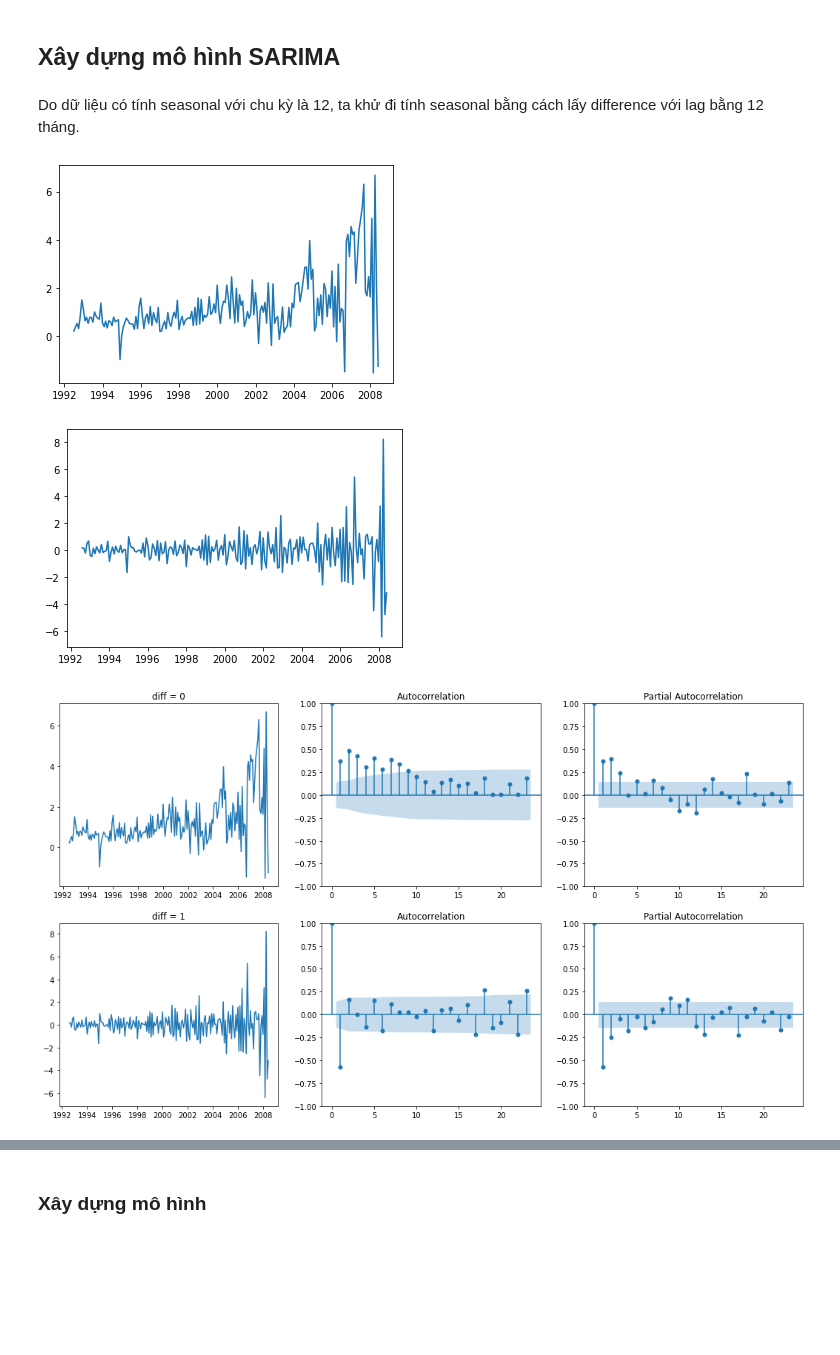
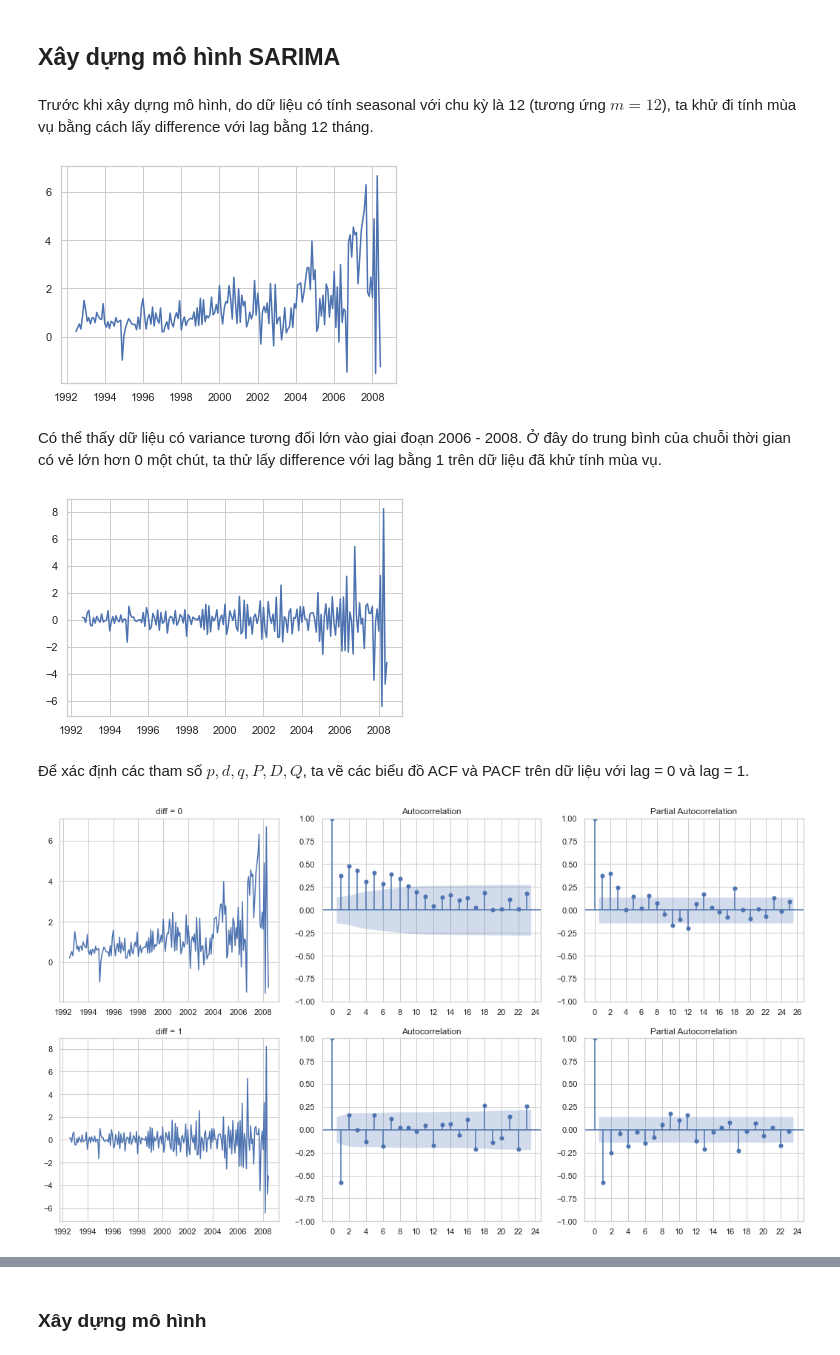
Before and after one commit to mdnam2410/hcmus-da, a Jupyter notebook: hw4/hw4.ipynb, the cells around one changed output, grey strips where cells are left out. Cells and saved outputs as stored; diff of their text form; code cells hidden in the pictures; blank space fills up the shorter version.

```diff
--- a/hw4/hw4.ipynb
+++ b/hw4/hw4.ipynb
@@ -11,6 +11,8 @@ from statsmodels.graphics.tsaplots import plot_acf, plot_pacf
 from statsmodels.tsa.arima.model import ARIMA
 from statsmodels.tsa.statespace.sarimax import SARIMAX
 from statsmodels.tsa.seasonal import seasonal_decompose
+
+sns.set_theme(style='whitegrid')
 # %% [markdown]
 # Nạp dữ liệu
 # %%
@@ -39,39 +45,51 @@ plt.show()
 # %% [markdown]
 ## Xây dựng mô hình SARIMA
 # %% [markdown]
-Do dữ liệu có tính seasonal với chu kỳ là 12, ta khử đi tính seasonal bằng cách lấy difference với lag bằng 12 tháng.
+Trước khi xây dựng mô hình, do dữ liệu có tính seasonal với chu kỳ là 12 (tương ứng $m = 12$), ta khử đi tính mùa vụ bằng cách lấy difference với lag bằng 12 tháng.
 # %%
 df['seasonal_removed'] = df['value'].diff(12)
 # %%
 plt.plot(df['seasonal_removed'])
 plt.show()
 # %% [output]
-[figure, old version]
+[figure, new version]
+# %% [markdown]
+Có thể thấy dữ liệu có variance tương đối lớn vào giai đoạn 2006 - 2008. Ở đây do trung bình của chuỗi thời gian có vẻ lớn hơn 0 một chút, ta thử lấy difference với lag bằng 1 trên dữ liệu đã khử tính mùa vụ.
 # %%
 df['seasonal_removed_diff1'] = df['seasonal_removed'].diff()
 # %%
 plt.plot(df['seasonal_removed_diff1']);
 # %% [output]
-[figure, old version]
+[figure, new version]
+# %% [markdown]
+Để xác định các tham số $p, d, q, P, D, Q$, ta vẽ các biểu đồ ACF và PACF trên dữ liệu với lag = 0 và lag = 1.
 # %%
 fig, axes = plt.subplots(2, 3, figsize=(18, 10))
 
 # Diff 0
 diff0_axes = axes[0]
 diff0_axes[0].plot(df['seasonal_removed'])
 plot_acf(df['seasonal_removed'].dropna(), ax=diff0_axes[1])
-plot_pacf(df['seasonal_removed'].dropna(), ax=diff0_axes[2], method='ywm')
+plot_pacf(df['seasonal_removed'].dropna(), ax=diff0_axes[2], method='ywm', lags=25)
 
 diff0_axes[0].set_title('diff = 0')
+diff0_axes[1].xaxis.set_major_locator(MultipleLocator(2))
+diff0_axes[2].xaxis.set_major_locator(MultipleLocator(2))
+diff0_axes[1].xaxis.set_minor_locator(MultipleLocator(1))
+diff0_axes[2].xaxis.set_minor_locator(MultipleLocator(1))
 
 # Diff 1
 diff1_axes = axes[1]
 diff1_axes[0].plot(df['seasonal_removed_diff1'])
 plot_acf(df['seasonal_removed_diff1'].dropna(), ax=diff1_axes[1])
 plot_pacf(df['seasonal_removed_diff1'].dropna(), ax=diff1_axes[2], method='ywm')
 
 diff1_axes[0].set_title('diff = 1')
+diff1_axes[1].xaxis.set_major_locator(MultipleLocator(2))
+diff1_axes[2].xaxis.set_major_locator(MultipleLocator(2))
+diff1_axes[1].xaxis.set_minor_locator(MultipleLocator(1))
+diff1_axes[2].xaxis.set_minor_locator(MultipleLocator(1))
 
 plt.show()
 # %% [output]
-[figure, old version]
+[figure, new version]
```
Also changed, not shown: parts of 19 cells of this notebook.
